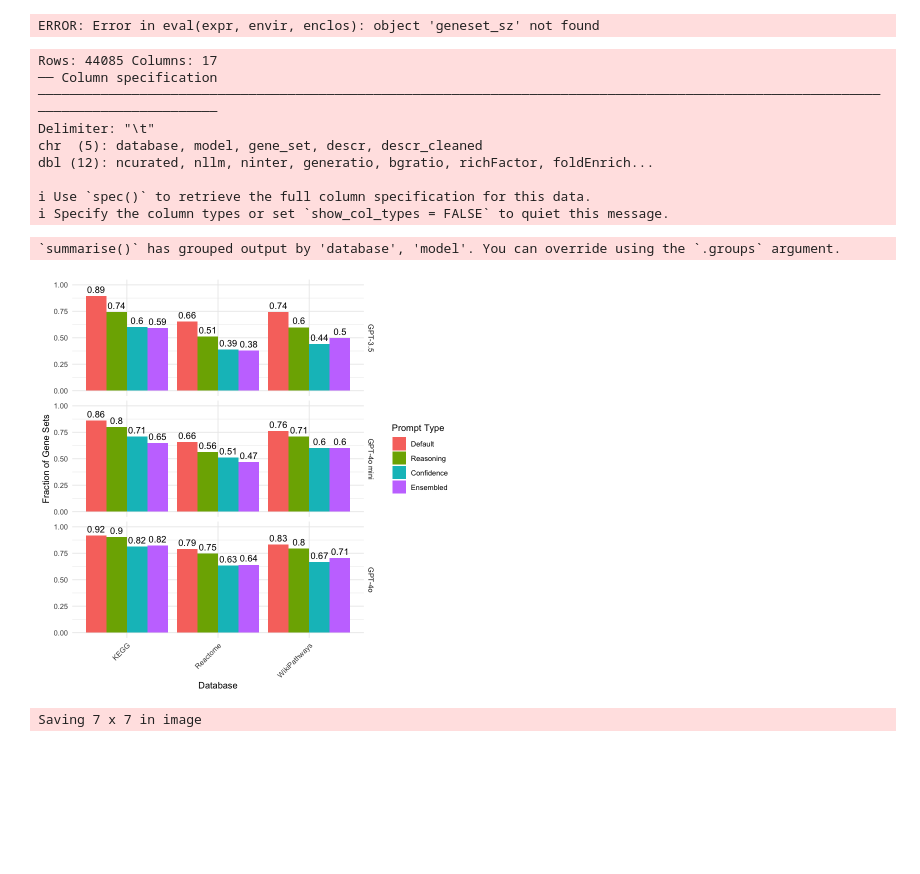
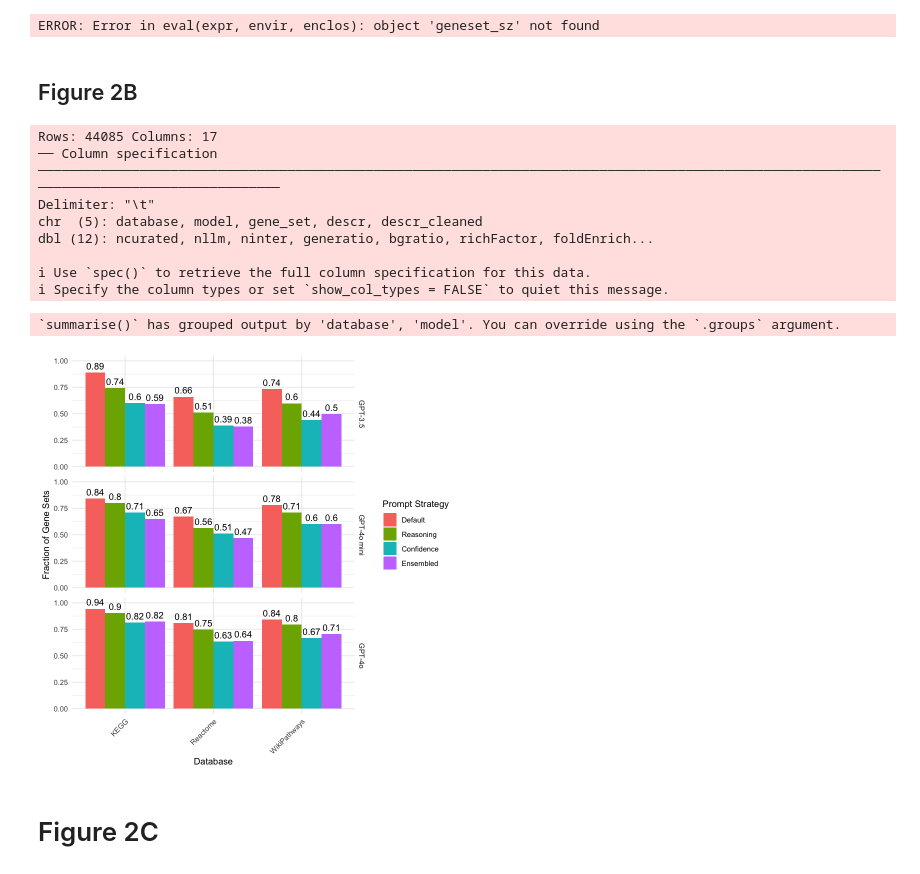
Before and after one commit to Alector-BIO/llm2geneset, a Jupyter notebook: notebooks/fig2.ipynb, the cells around one changed output. Drawn from its saved outputs; the diff is of its cells as text; code cells hidden in the pictures; blank space fills up the shorter version.

```diff
--- a/notebooks/fig2.ipynb
+++ b/notebooks/fig2.ipynb
@@ -282,11 +282,12 @@ p <- ggplot(plot_df, aes(x = lib_name, y = cost, fill = model)) +
 print(p)
 # %%
 ggsave("figures/cost_by_method.pdf", plot = p, device = "pdf",width = 8, height = 8, dpi = 300)
+# %% [markdown]
+## Figure 2B
 # %%
 df <- readr::read_tsv("outputs/genes_overlap.tsv")
 
-
-expts_sel <- c('llm_genes_norole', 'llm_genes_reason', 'llm_genes_conf_high', 'llm_ensembled')
+expts_sel <- c('llm_genes_role', 'llm_genes_reason', 'llm_genes_conf_high', 'llm_ensembled')
 df <- df %>% filter(gene_set %in% expts_sel)
 
 # Step 1: Update model names
@@ -312,7 +313,7 @@ df <- df %>%
   mutate(model = factor(model, levels = c("GPT-3.5", "GPT-4o mini", "GPT-4o")))
 # %% [output]
 Rows: 44085 Columns: 17
-── Column specification ───────────────────────────────────────────────────────────────────────────────────────────────────────────────────────────────────
+── Column specification ───────────────────────────────────────────────────────────────────────────────────────────────────────────────────────────────────────────
 Delimiter: "\t"
 chr  (5): database, model, gene_set, descr, descr_cleaned
 dbl (12): ncurated, nllm, ninter, generatio, bgratio, richFactor, foldEnrich...
@@ -322,7 +323,7 @@ dbl (12): ncurated, nllm, ninter, generatio, bgratio, richFactor, foldEnrich...
 # %%
 df <- df %>%
   mutate(gene_set = case_when(
-    gene_set == "llm_genes_norole" ~ "Default",
+    gene_set == "llm_genes_role" ~ "Default",
     gene_set == "llm_genes_reason" ~ "Reasoning",
     gene_set == "llm_genes_conf_high" ~ "Confidence",
     gene_set == "llm_ensembled" ~ "Ensembled",
@@ -334,25 +335,25 @@ df <- df %>%
 # %%
 # Step 1: Group by 'database', 'model', and 'gene_set', and calculate the fraction of rows where p_val_adj < 0.01
 df_fraction <- df %>%
   group_by(database, model, gene_set) %>%
   summarize(fraction_p_val_adj_lt_001 = mean(p_val_adj < 0.01, na.rm = TRUE)) %>%
   ungroup()
 
 # Step 2: Create a bar plot grouped by 'database' and filled by 'gene_set', faceted by 'model' across rows
 p <- ggplot(df_fraction, aes(x = database, y = fraction_p_val_adj_lt_001, fill = gene_set)) +
   geom_bar(stat = "identity", position = "dodge") +  # Create a grouped bar plot
   geom_text(aes(label = round(fraction_p_val_adj_lt_001, 2)),   # Add the fraction values rounded to 2 decimal places
             position = position_dodge(width = 0.9), vjust = -0.5) +  # Adjust the label position
   facet_grid(model ~ .) +  # Facet the plot by 'model' across rows
   scale_y_continuous(limits = c(0, 1)) +  # Set the y-axis to range from 0 to 1
-  labs(x = "Database", y = "Fraction of Gene Sets", fill = "Prompt Type") +  # Update axis and legend labels
+  labs(x = "Database", y = "Fraction of Gene Sets", fill = "Prompt Strategy") +  # Update axis and legend labels
   theme_minimal() +  # Use a minimal theme
   theme(axis.text.x = element_text(angle = 45, hjust = 1))
 p
 # %% [output]
 `summarise()` has grouped output by 'database', 'model'. You can override using the `.groups` argument.
-[figure, old version]
+[figure, new version]
 # %%
-ggsave(p, file="figures/fig2B.pdf")
+ggsave(p, file="figures/fig2B.pdf", width=7, height=7)
-# %% [output]
-Saving 7 x 7 in image
+# %% [markdown]
+# Figure 2C
```
Also changed, not shown: parts of 10 cells of this notebook, 2 other files.
